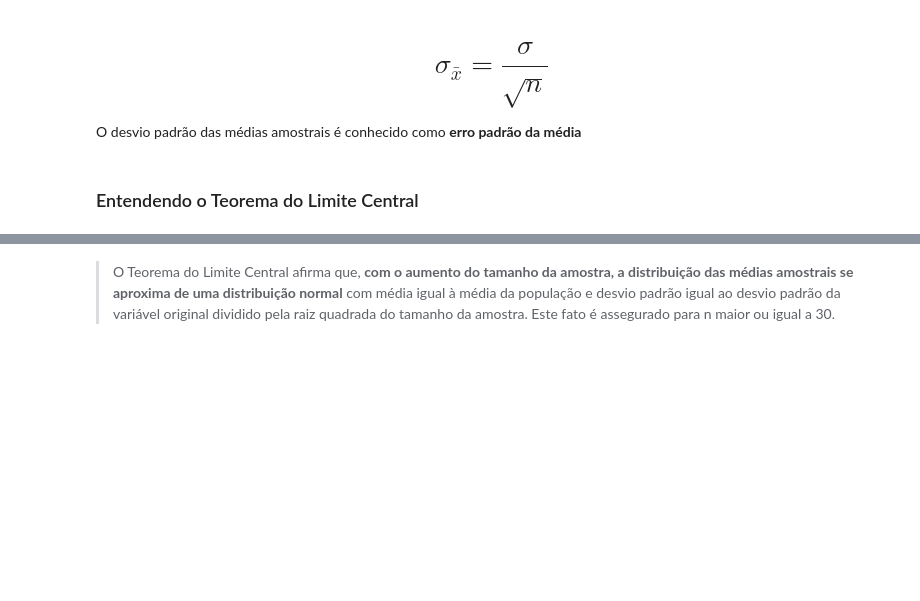
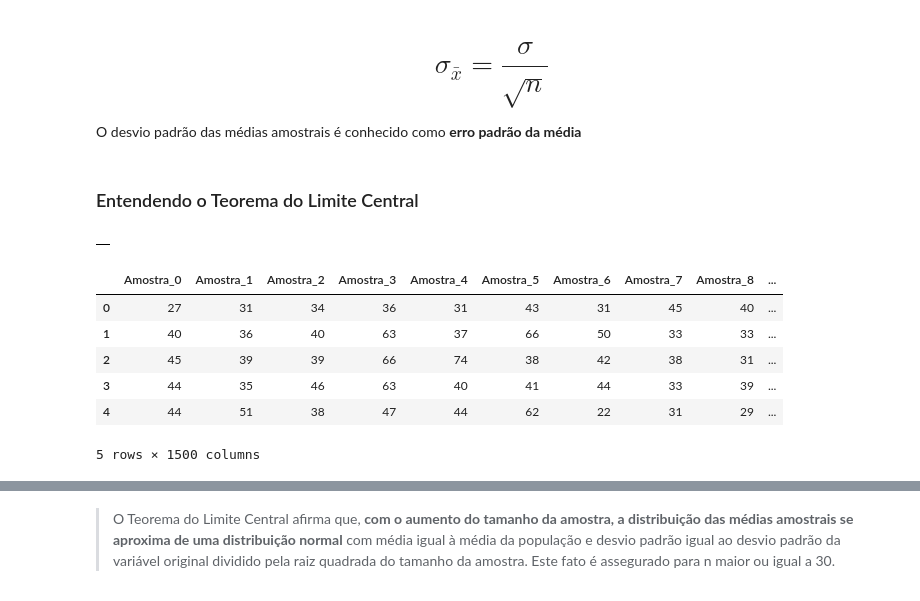
Before and after one commit to guilhermebap/Data-science-personal-study, a Jupyter notebook: Alura/Estatistica/Curso_de_Estatística_Parte_2.ipynb, the cells around one changed output, grey strips where cells are left out. Saved outputs shown, nothing was run; the diff lists cells and outputs as text; code cells hidden in the pictures; blank space fills up the shorter version.

```diff
--- a/Alura/Estatistica/Curso_de_Estatística_Parte_2.ipynb
+++ b/Alura/Estatistica/Curso_de_Estatística_Parte_2.ipynb
@@ -945,0 +949,20 @@ O desvio padrão das médias amostrais é conhecido como **erro padrão da médi
+# %%
+amostras = pd.DataFrame()
+amostras
+# %% [output]
+|  |
+# %%
+for i in range(total_de_amostras):
+    _ = dados.Idade.sample(n)
+    _.index = range(0, len(_))
+    amostras['Amostra_' + str(i)] = _
+
+amostras.head()
+# %% [output]
+|  | Amostra_0 | Amostra_1 | Amostra_2 | Amostra_3 | Amostra_4 | Amostra_5 | Amostra_6 | Amostra_7 | Amostra_8 | ... |
+| 0 | 27 | 31 | 34 | 36 | 31 | 43 | 31 | 45 | 40 | ... |
+| 1 | 40 | 36 | 40 | 63 | 37 | 66 | 50 | 33 | 33 | ... |
+| 2 | 45 | 39 | 39 | 66 | 74 | 38 | 42 | 38 | 31 | ... |
+| 3 | 44 | 35 | 46 | 63 | 40 | 41 | 44 | 33 | 39 | ... |
+| 4 | 44 | 51 | 38 | 47 | 44 | 62 | 22 | 31 | 29 | ... |
+5 rows × 1500 columns
```
Also changed, not shown: parts of 56 cells of this notebook, 1 other file.
